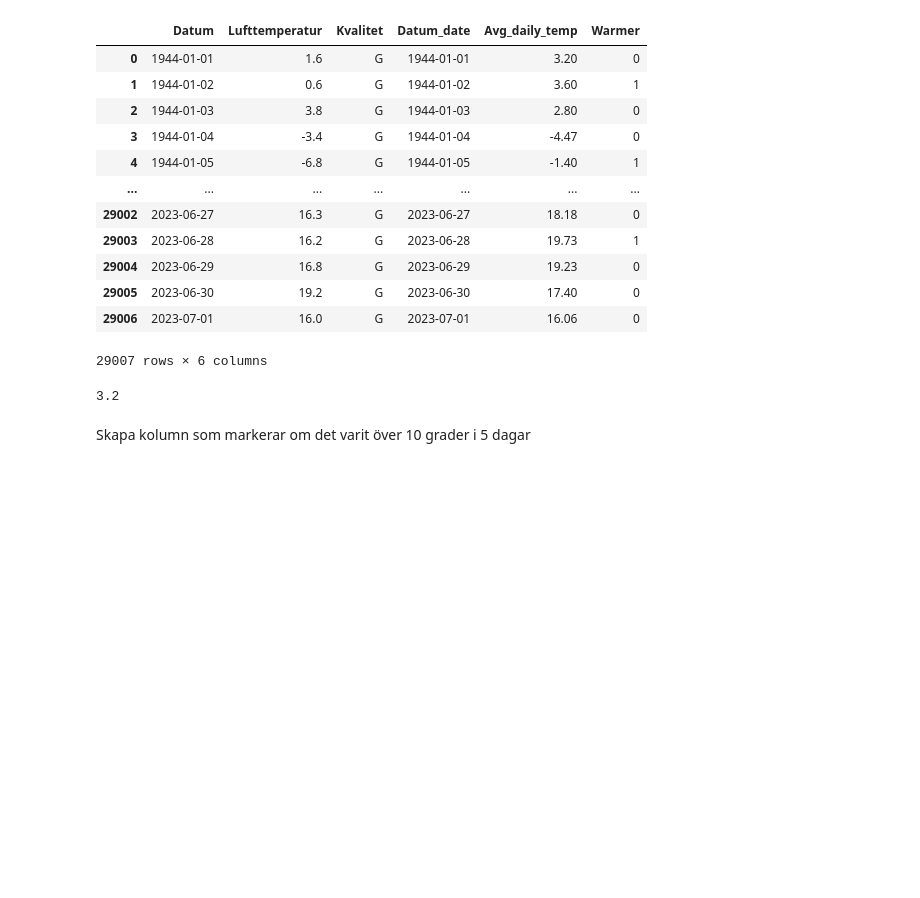
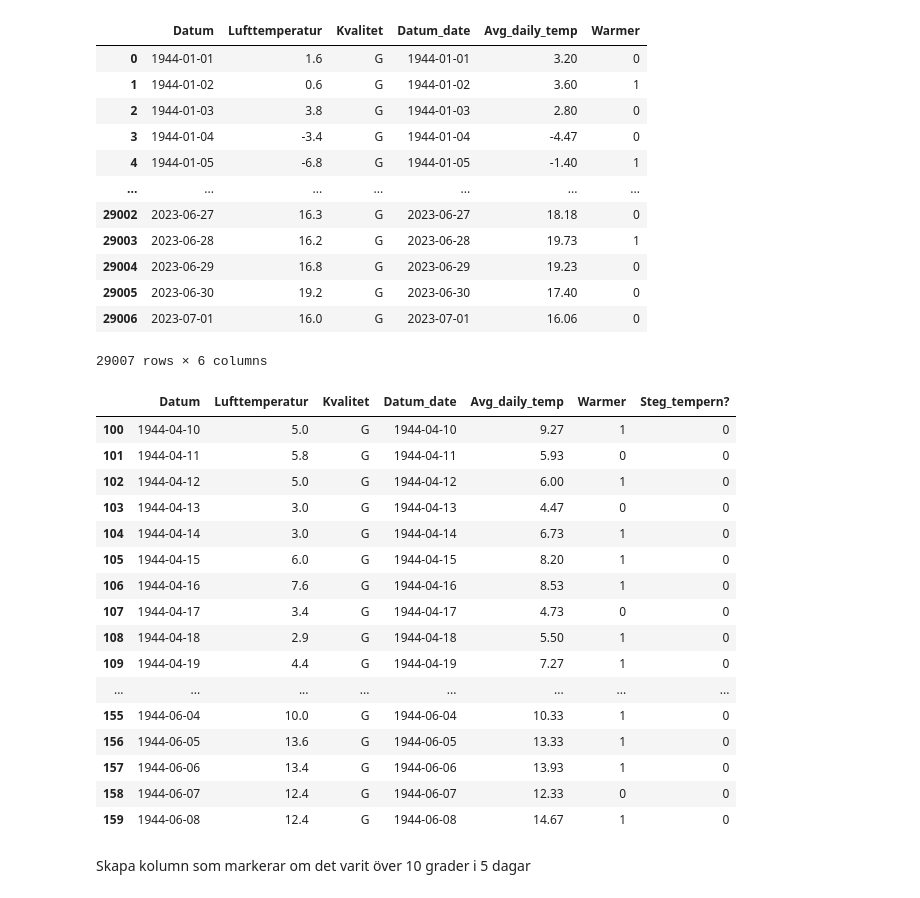
Before and after one commit to msteele919/projectwork, a Jupyter notebook: Database/test_queries.ipynb, the cells around one changed output. Saved outputs shown, nothing was run; the diff lists cells and outputs as text; code cells hidden in the pictures; blank space fills up the shorter version.

```diff
--- a/Database/test_queries.ipynb
+++ b/Database/test_queries.ipynb
@@ -458,11 +423,6 @@ df_warmer_union
 | 29005 | 2023-06-30 | 19.2 | G | 2023-06-30 | 17.40 | 0 |
 | 29006 | 2023-07-01 | 16.0 | G | 2023-07-01 | 16.06 | 0 |
 29007 rows × 6 columns
-# %%
-ind = 1
-df_warmer_union[ind-1:ind]['Avg_daily_temp'][ind-1]
-# %% [output]
-3.2
 # %%
 df_warmer_union['Steg_tempern?'] = 0
 counter = 0
@@ -495,7 +439,25 @@ for ind, val in df_warmer_union[1:1500].iterrows():
     else:
         df_warmer_union.loc[ind, 'Steg_tempern?'] = 0
 # %%
-df_warmer_union[100:150]
+df_warmer_union[100:160]
+# %% [output]
+|  | Datum | Lufttemperatur | Kvalitet | Datum_date | Avg_daily_temp | Warmer | Steg_tempern? |
+| 100 | 1944-04-10 | 5.0 | G | 1944-04-10 | 9.27 | 1 | 0 |
+| 101 | 1944-04-11 | 5.8 | G | 1944-04-11 | 5.93 | 0 | 0 |
+| 102 | 1944-04-12 | 5.0 | G | 1944-04-12 | 6.00 | 1 | 0 |
+| 103 | 1944-04-13 | 3.0 | G | 1944-04-13 | 4.47 | 0 | 0 |
+| 104 | 1944-04-14 | 3.0 | G | 1944-04-14 | 6.73 | 1 | 0 |
+| 105 | 1944-04-15 | 6.0 | G | 1944-04-15 | 8.20 | 1 | 0 |
+| 106 | 1944-04-16 | 7.6 | G | 1944-04-16 | 8.53 | 1 | 0 |
+| 107 | 1944-04-17 | 3.4 | G | 1944-04-17 | 4.73 | 0 | 0 |
+| 108 | 1944-04-18 | 2.9 | G | 1944-04-18 | 5.50 | 1 | 0 |
+| 109 | 1944-04-19 | 4.4 | G | 1944-04-19 | 7.27 | 1 | 0 |
+| ... | ... | ... | ... | ... | ... | ... | ... |
+| 155 | 1944-06-04 | 10.0 | G | 1944-06-04 | 10.33 | 1 | 0 |
+| 156 | 1944-06-05 | 13.6 | G | 1944-06-05 | 13.33 | 1 | 0 |
+| 157 | 1944-06-06 | 13.4 | G | 1944-06-06 | 13.93 | 1 | 0 |
+| 158 | 1944-06-07 | 12.4 | G | 1944-06-07 | 12.33 | 0 | 0 |
+| 159 | 1944-06-08 | 12.4 | G | 1944-06-08 | 14.67 | 1 | 0 |
 # %% [markdown]
 Skapa kolumn som markerar om det varit över 10 grader i 5 dagar
 # %%
```
Also changed, not shown: parts of 25 cells of this notebook, 3 other files.
